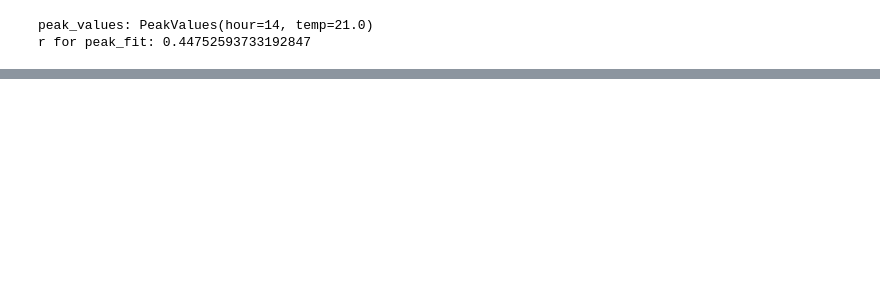
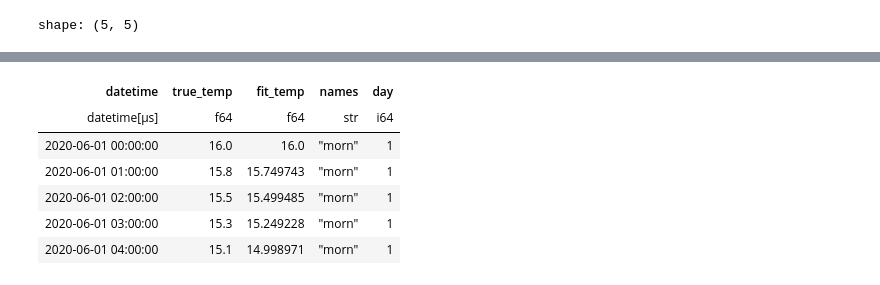
Before and after one commit to juliet29/weather, a Jupyter notebook: notebooks/08_day_fit.ipynb, the cells around one changed output, grey strips where cells are left out. Saved outputs shown, nothing was run; the diff lists cells and outputs as text; code cells hidden in the pictures; blank space fills up the shorter version.

Commit message:
[1.4] - work on fitting single day of data > - plotted fits for whole day on multiple days > - distributional analysis plot and use kstest to see how similar the distributions are

```diff
--- a/notebooks/08_day_fit.ipynb
+++ b/notebooks/08_day_fit.ipynb
@@ -19,7 +36,7 @@ df = init_df()
 # %%
-day = 6
-profile = fit_day_profile(df, day, models)
-plot_day_profile(profile, df, day)
+days = list(range(1,17))
+profile = fit_day_profile(df, days, models)
+profile.head()
+# plot_day_profile(profile, df, days)
 # %% [output]
-peak_values: PeakValues(hour=14, temp=21.0)
-r for peak_fit: 0.44752593733192847
+shape: (5, 5)
@@ -26,0 +43,7 @@ r for peak_fit: 0.44752593733192847
+| datetime | true_temp | fit_temp | names | day |
+| datetime[μs] | f64 | f64 | str | i64 |
+| 2020-06-01 00:00:00 | 16.0 | 16.0 | "morn" | 1 |
+| 2020-06-01 01:00:00 | 15.8 | 15.749743 | "morn" | 1 |
+| 2020-06-01 02:00:00 | 15.5 | 15.499485 | "morn" | 1 |
+| 2020-06-01 03:00:00 | 15.3 | 15.249228 | "morn" | 1 |
+| 2020-06-01 04:00:00 | 15.1 | 14.998971 | "morn" | 1 |
```
Also changed, not shown: parts of 7 cells of this notebook, 7 other files.
